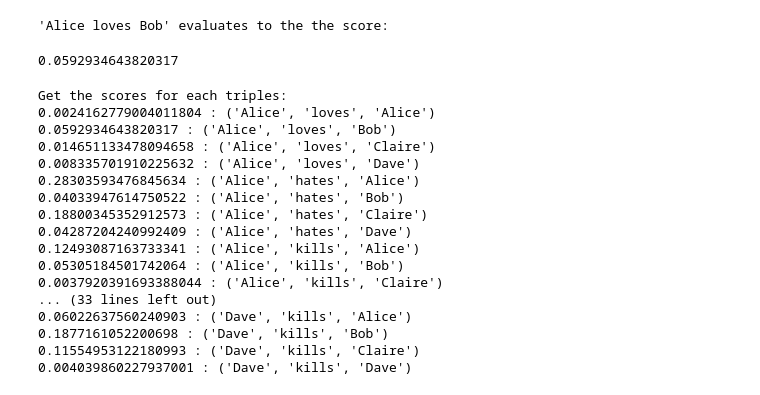
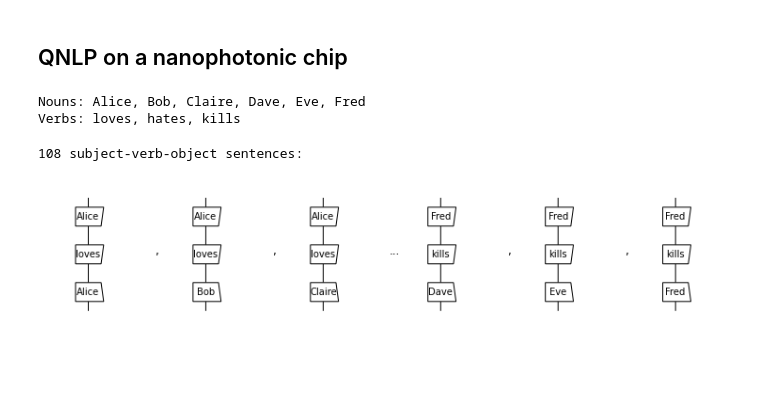
Before and after one commit to cnm13ryan/discopy, a Jupyter notebook: docs/notebooks/photonic-experiment.ipynb, the cells around one changed output. Saved outputs shown, nothing was run; the diff lists cells and outputs as text; code cells hidden in the pictures; blank space fills up the shorter version.

Commit message:
update photonic notebook

```diff
--- a/docs/notebooks/photonic-experiment.ipynb
+++ b/docs/notebooks/photonic-experiment.ipynb
@@ -116,10 +0,0 @@ This defines a language of subject-verb-object sentences:
-# %%
-# Now we construct a mapping to photonic chips
-
-width = 4
-n_photons = 2
-x = [0, 1, 1, 0] # input occupation numbers
-y = x # output occupation numbers
-
-print("Hardware hyperparameters:")
-print(" width: {} \n number of photons: {} \n input occupations: {} \n output occupations: {}".format(width, n_photons, x, y))
@@ -178,31 +1,33 @@ The triple `Alice loves Bob' is sent to the following chip:
-# %%
-# With the mapping F we can evaluate a triple:
-evaluate = lambda F, triple: np.absolute((F[triple[0]] >> F[triple[1]] >> F[triple[2]]).amp(n_photons, x, y))**2
-
-print("'Alice loves Bob' evaluates to the the score:")
-evaluate(F, ("Alice", "loves", "Bob"))
-# %% [output]
-'Alice loves Bob' evaluates to the the score:
-0.0592934643820317
-# %%
-print("Get the scores for each triples:")
-for i in range(len(triples)):
-    print("{} : {}".format(evaluate(F, triples[i]), triples[i]))
-# %% [output]
-Get the scores for each triples:
-0.0024162779004011804 : ('Alice', 'loves', 'Alice')
-0.0592934643820317 : ('Alice', 'loves', 'Bob')
-0.014651133478094658 : ('Alice', 'loves', 'Claire')
-0.008335701910225632 : ('Alice', 'loves', 'Dave')
-0.28303593476845634 : ('Alice', 'hates', 'Alice')
-0.04033947614750522 : ('Alice', 'hates', 'Bob')
-0.18800345352912573 : ('Alice', 'hates', 'Claire')
-0.04287204240992409 : ('Alice', 'hates', 'Dave')
-0.12493087163733341 : ('Alice', 'kills', 'Alice')
-0.05305184501742064 : ('Alice', 'kills', 'Bob')
-0.0037920391693388044 : ('Alice', 'kills', 'Claire')
-... (33 lines left out)
-0.06022637560240903 : ('Dave', 'kills', 'Alice')
-0.1877161052200698 : ('Dave', 'kills', 'Bob')
-0.11554953122180993 : ('Dave', 'kills', 'Claire')
-0.004039860227937001 : ('Dave', 'kills', 'Dave')
+# %% [markdown]
+## QNLP on a nanophotonic chip
+# %%
+E = ["Alice", "Bob", "Claire", "Dave", "Eve", "Fred"]
+R = ["loves", "hates", "kills"]
+
+print("Nouns: {}".format(', '.join(E)))
+print("Verbs: {}".format(', '.join(R)))
+# %% [output]
+Nouns: Alice, Bob, Claire, Dave, Eve, Fred
+Verbs: loves, hates, kills
+# %%
+from discopy import Ty, Word, drawing
+
+n = Ty('n')
+
+class SimpleWord(Word):
+    """ Word boxes with `dom == cod == n`. """
+    def __init__(self, name, dom=n, cod=n, data=None, _dagger=False):
+        super().__init__(name, dom=dom, cod=cod, data=data, _dagger=_dagger)
+
+corpus = {
+    ' '.join([x, r, y]):
+    SimpleWord(x) >> SimpleWord(r) >> SimpleWord(y).dagger()
+    for x in E for r in R for y in E}
+
+print("{} subject-verb-object sentences:".format(len(corpus)))
+start = drawing.Equation(*list(corpus.values())[:3], symbol=',')
+end = drawing.Equation(*list(corpus.values())[-3:], symbol=',')
+drawing.equation(start, end, symbol='...', asymmetry=5e-2, figsize=(10, 2), draw_type_labels=False)
+# %% [output]
+108 subject-verb-object sentences:
+[figure, added]
```
Also changed, not shown: parts of 14 cells of this notebook, 7 other files.
